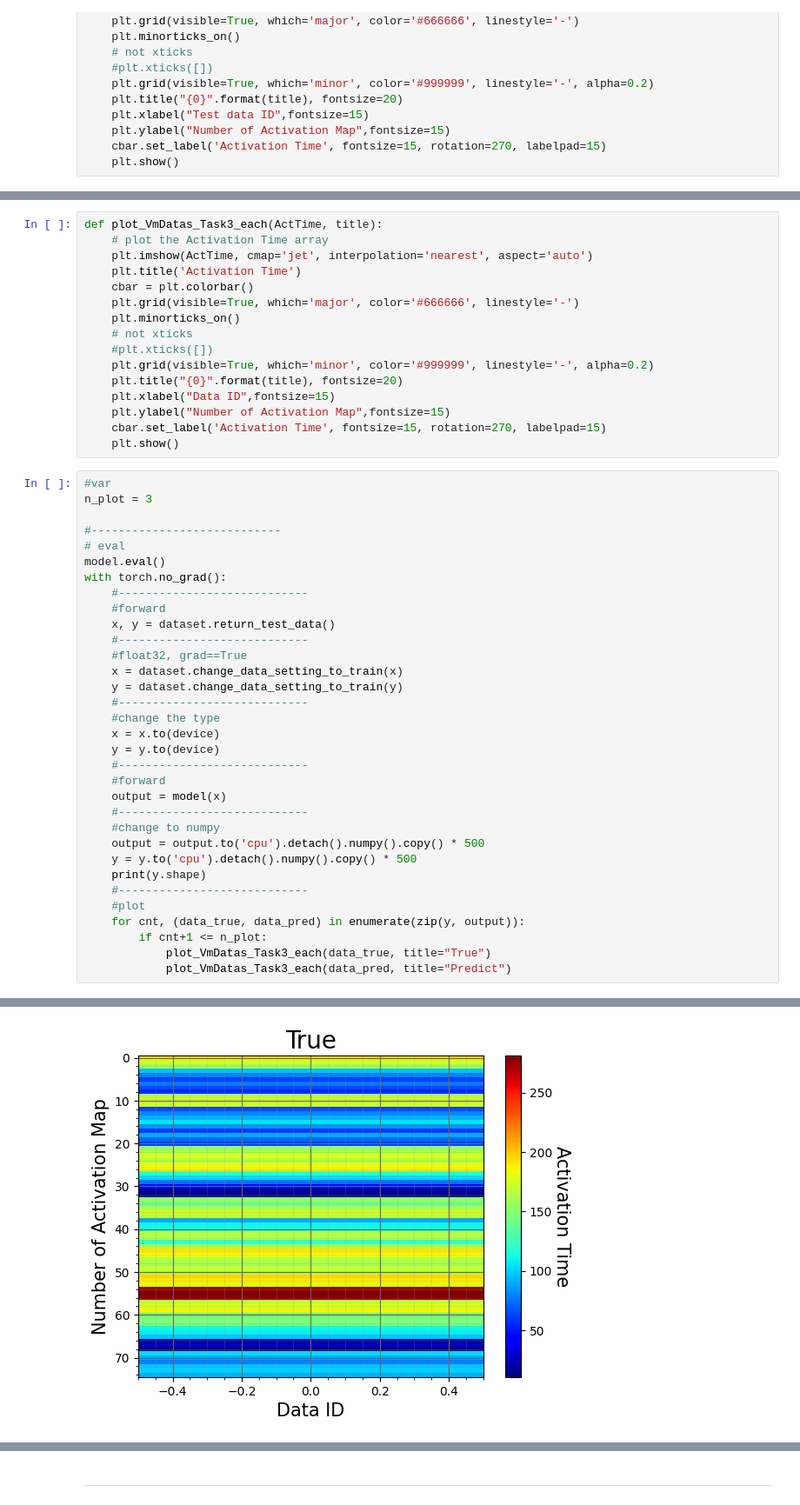
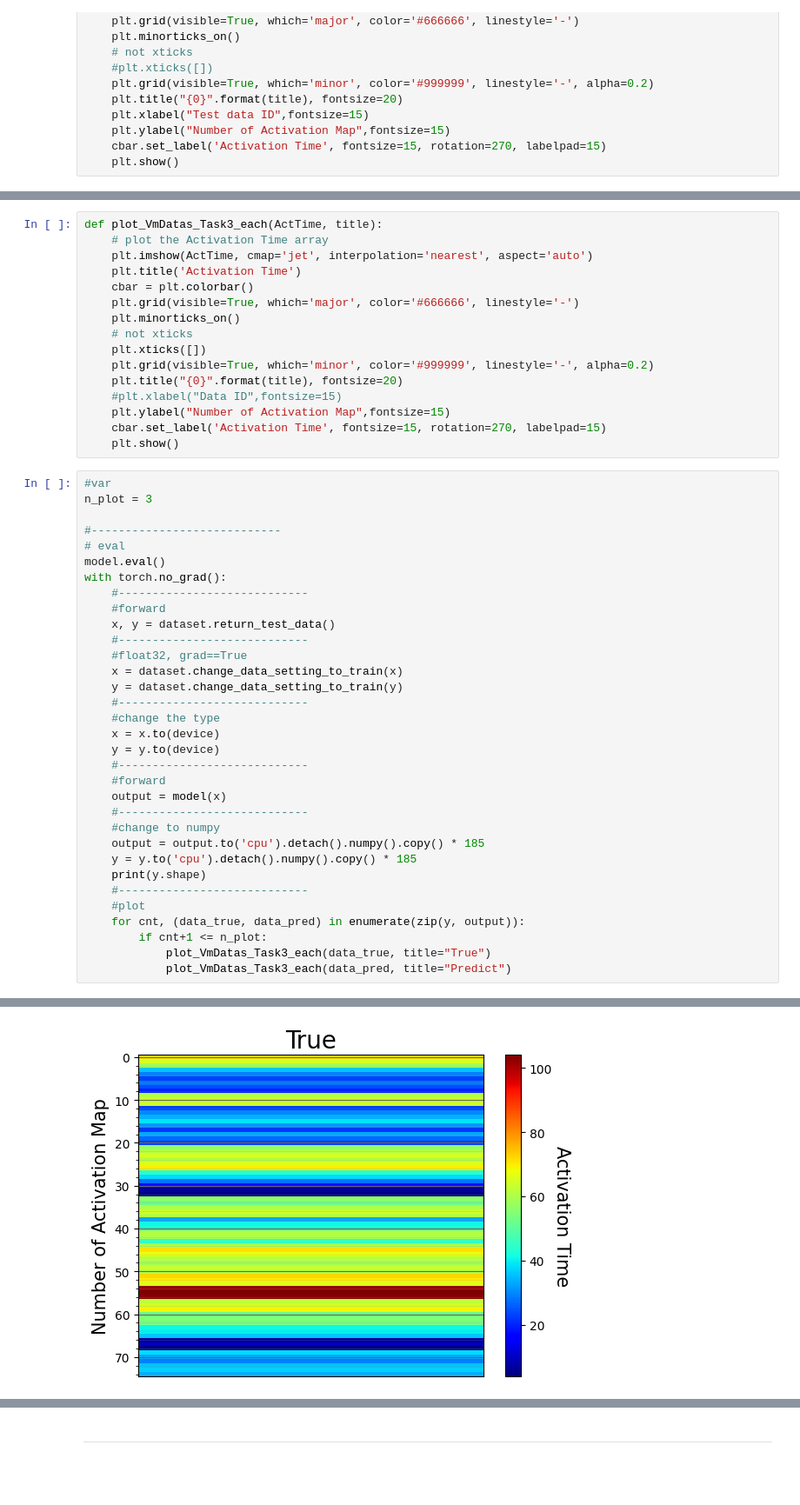
Before and after one commit to ttttmmttddiikk/cardiac_challenge, a Jupyter notebook: scripts/analyze_conv1d_task3.ipynb, the cells around one changed output, grey strips where cells are left out. Shown: that part at 87% size. Drawn from its saved outputs; the diff is of its cells as text; blank space fills up the shorter version.

```diff
--- a/scripts/analyze_conv1d_task3.ipynb
+++ b/scripts/analyze_conv1d_task3.ipynb
@@ -530,10 +532,10 @@ def plot_VmDatas_Task3_each(ActTime, title):
     plt.grid(visible=True, which='major', color='#666666', linestyle='-')
     plt.minorticks_on()
     # not xticks
-    #plt.xticks([])
+    plt.xticks([])
     plt.grid(visible=True, which='minor', color='#999999', linestyle='-', alpha=0.2)
     plt.title("{0}".format(title), fontsize=20)
-    plt.xlabel("Data ID",fontsize=15)
+    #plt.xlabel("Data ID",fontsize=15)
     plt.ylabel("Number of Activation Map",fontsize=15)
     cbar.set_label('Activation Time', fontsize=15, rotation=270, labelpad=15)
     plt.show()
@@ -543,33 +545,33 @@ n_plot = 3
 
 #----------------------------
 # eval
 model.eval()
 with torch.no_grad():
     #----------------------------
     #forward
     x, y = dataset.return_test_data()
     #----------------------------
     #float32, grad==True
     x = dataset.change_data_setting_to_train(x)
     y = dataset.change_data_setting_to_train(y)
     #----------------------------
     #change the type
     x = x.to(device)
     y = y.to(device)
     #----------------------------
     #forward
     output = model(x)
     #----------------------------
     #change to numpy
-    output = output.to('cpu').detach().numpy().copy() * 500
-    y = y.to('cpu').detach().numpy().copy() * 500
+    output = output.to('cpu').detach().numpy().copy() * 185
+    y = y.to('cpu').detach().numpy().copy() * 185
     print(y.shape)
     #----------------------------
     #plot
     for cnt, (data_true, data_pred) in enumerate(zip(y, output)):
         if cnt+1 <= n_plot:
             plot_VmDatas_Task3_each(data_true, title="True")
             plot_VmDatas_Task3_each(data_pred, title="Predict")
 # %% [output]
 (100, 75, 1)
-[figure, old version]
+[figure, new version]
```
Also changed, not shown: parts of 4 cells of this notebook, 3 other files.
